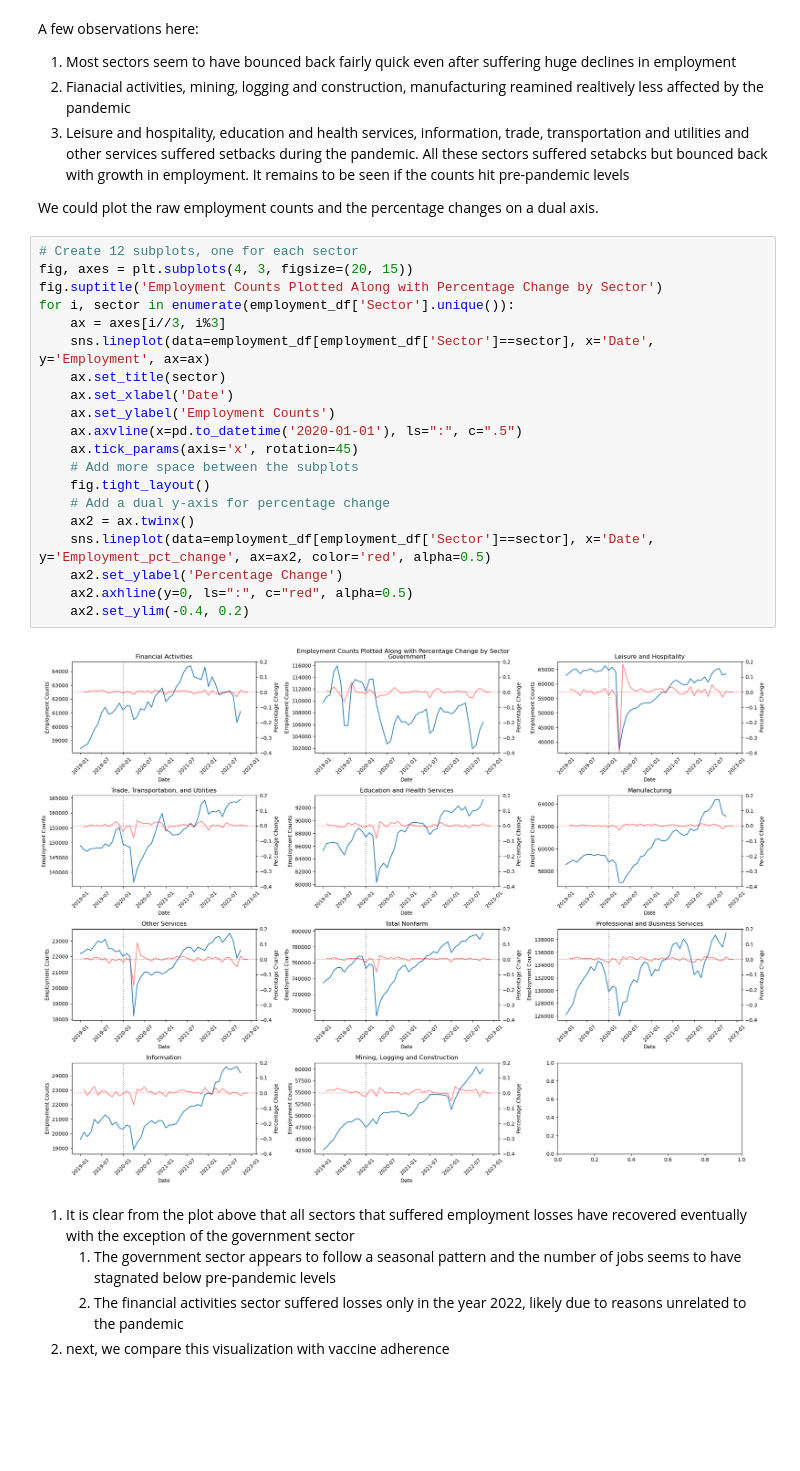
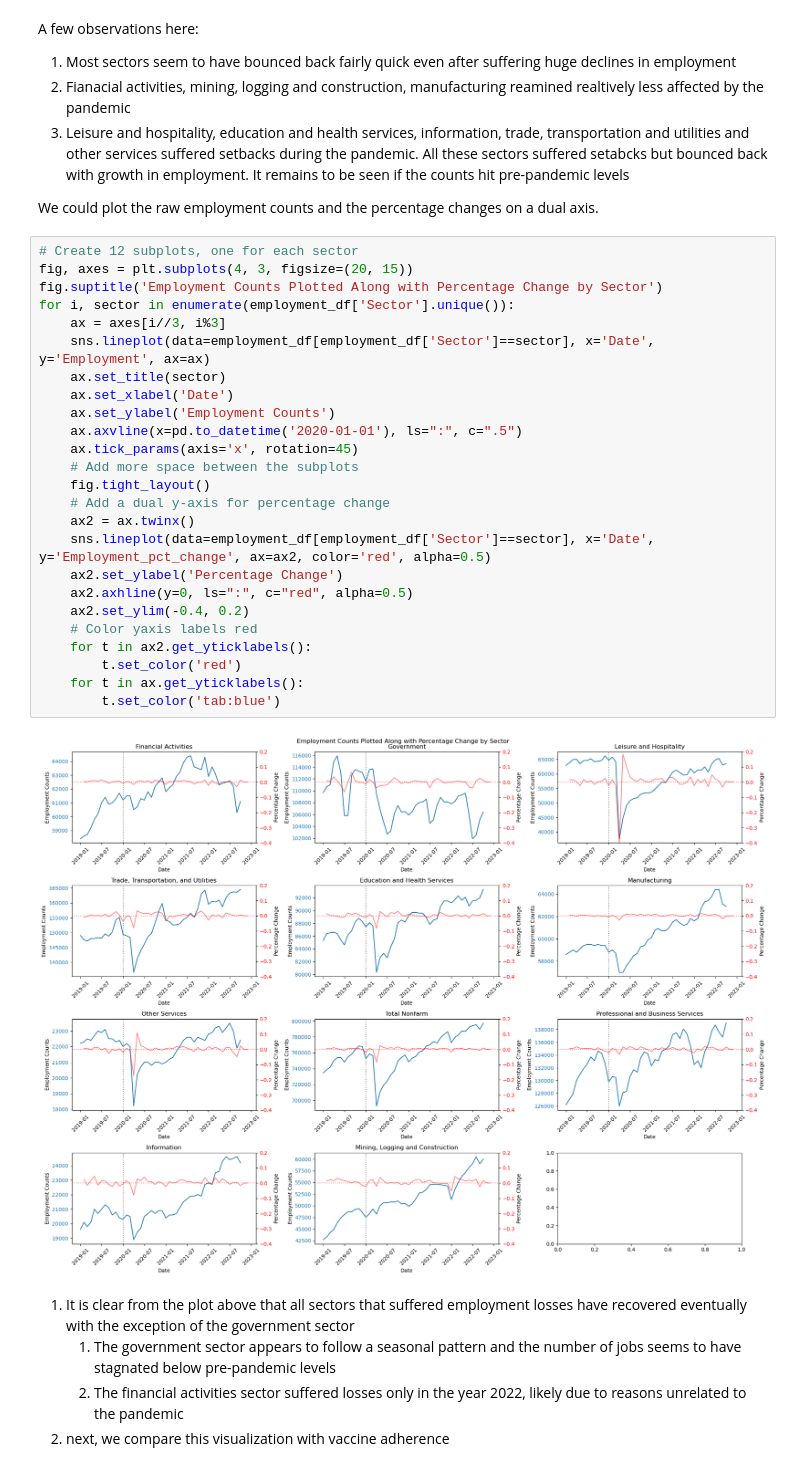
Before and after one commit to hbaghar/covid-analysis-data-512, a Jupyter notebook: Part_2_Analysis_Extension.ipynb, the cells around one changed output. Cells and saved outputs as stored; diff of their text form; blank space fills up the shorter version.

Commit message:
Updated y-axis colors

```diff
--- a/Part_2_Analysis_Extension.ipynb
+++ b/Part_2_Analysis_Extension.ipynb
@@ -232,25 +232,30 @@ We could plot the raw employment counts and the percentage changes on a dual axi
 # %%
 # Create 12 subplots, one for each sector
 fig, axes = plt.subplots(4, 3, figsize=(20, 15))
 fig.suptitle('Employment Counts Plotted Along with Percentage Change by Sector')
 for i, sector in enumerate(employment_df['Sector'].unique()):
     ax = axes[i//3, i%3]
     sns.lineplot(data=employment_df[employment_df['Sector']==sector], x='Date', y='Employment', ax=ax)
     ax.set_title(sector)
     ax.set_xlabel('Date')
     ax.set_ylabel('Employment Counts')
     ax.axvline(x=pd.to_datetime('2020-01-01'), ls=":", c=".5")
     ax.tick_params(axis='x', rotation=45)
     # Add more space between the subplots
     fig.tight_layout()
     # Add a dual y-axis for percentage change
     ax2 = ax.twinx()
     sns.lineplot(data=employment_df[employment_df['Sector']==sector], x='Date', y='Employment_pct_change', ax=ax2, color='red', alpha=0.5)
     ax2.set_ylabel('Percentage Change')
     ax2.axhline(y=0, ls=":", c="red", alpha=0.5)
     ax2.set_ylim(-0.4, 0.2)
+    # Color yaxis labels red
+    for t in ax2.get_yticklabels():
+        t.set_color('red')
+    for t in ax.get_yticklabels():
+        t.set_color('tab:blue')
 # %% [output]
-[figure, old version]
+[figure, new version]
 # %% [markdown]
 1. It is clear from the plot above that all sectors that suffered employment losses have recovered eventually with the exception of the government sector
    1. The government sector appears to follow a seasonal pattern and the number of jobs seems to have stagnated below pre-pandemic levels
```
